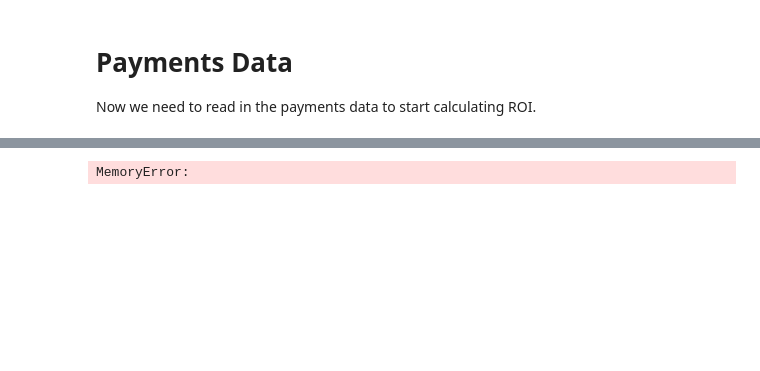
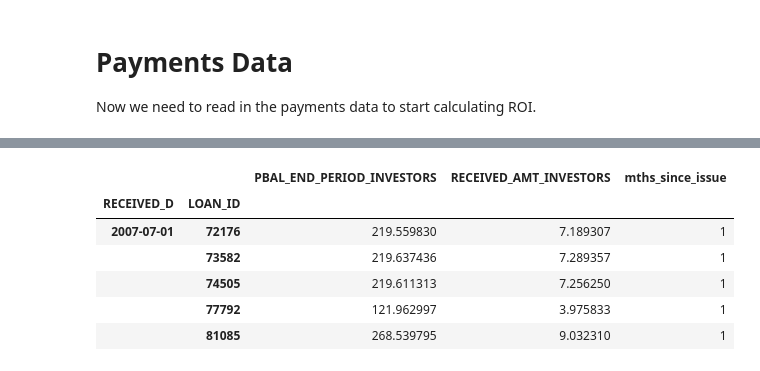
Before and after one commit to Booleans/consumer-loan-investment-strategy-simulator, a Jupyter notebook: FromScratch.ipynb, the cells around one changed output, grey strips where cells are left out. Saved outputs shown, nothing was run; the diff lists cells and outputs as text; code cells hidden in the pictures; blank space fills up the shorter version.

```diff
--- a/FromScratch.ipynb
+++ b/FromScratch.ipynb
@@ -109,13 +111,13 @@ df_train.head()
 
 Now we need to read in the payments data to start calculating ROI.
 # %%
-def load_data_from_s3(filename, format='csv'):
+def load_data_from_s3(filename, format='csv', columns_to_use=None):
     s3 = boto3.client('s3')
     obj = s3.get_object(Bucket='loan-analysis-data', Key=filename)
     data = obj['Body'].read()
     f = BytesIO(data)
     if format=='csv':
-        df = pd.read_csv(f, low_memory=False)
+        df = pd.read_csv(f, low_memory=False, usecols=columns_to_use)
     if format=='pkl.bz2':
         df = pd.read_pickle(f, compression='bz2')
     return df
@@ -128,4 +136,11 @@ df_payments.head()
-# %%
-df_payments = load_data_from_s3('PMTHIST_INVESTOR_201808.csv', format='csv')
-# %% [output]
-MemoryError:
+# %%
+df_payments = get_cleaned_payment_history_data(df_payments)
+df_payments.head()
+# %% [output]
+|  |  | PBAL_END_PERIOD_INVESTORS | RECEIVED_AMT_INVESTORS | mths_since_issue |
+| RECEIVED_D | LOAN_ID |  |  |  |
+| 2007-07-01 | 72176 | 219.559830 | 7.189307 | 1 |
+|  | 73582 | 219.637436 | 7.289357 | 1 |
+|  | 74505 | 219.611313 | 7.256250 | 1 |
+|  | 77792 | 121.962997 | 3.975833 | 1 |
+|  | 81085 | 268.539795 | 9.032310 | 1 |
```
Also changed, not shown: parts of 10 cells of this notebook.
